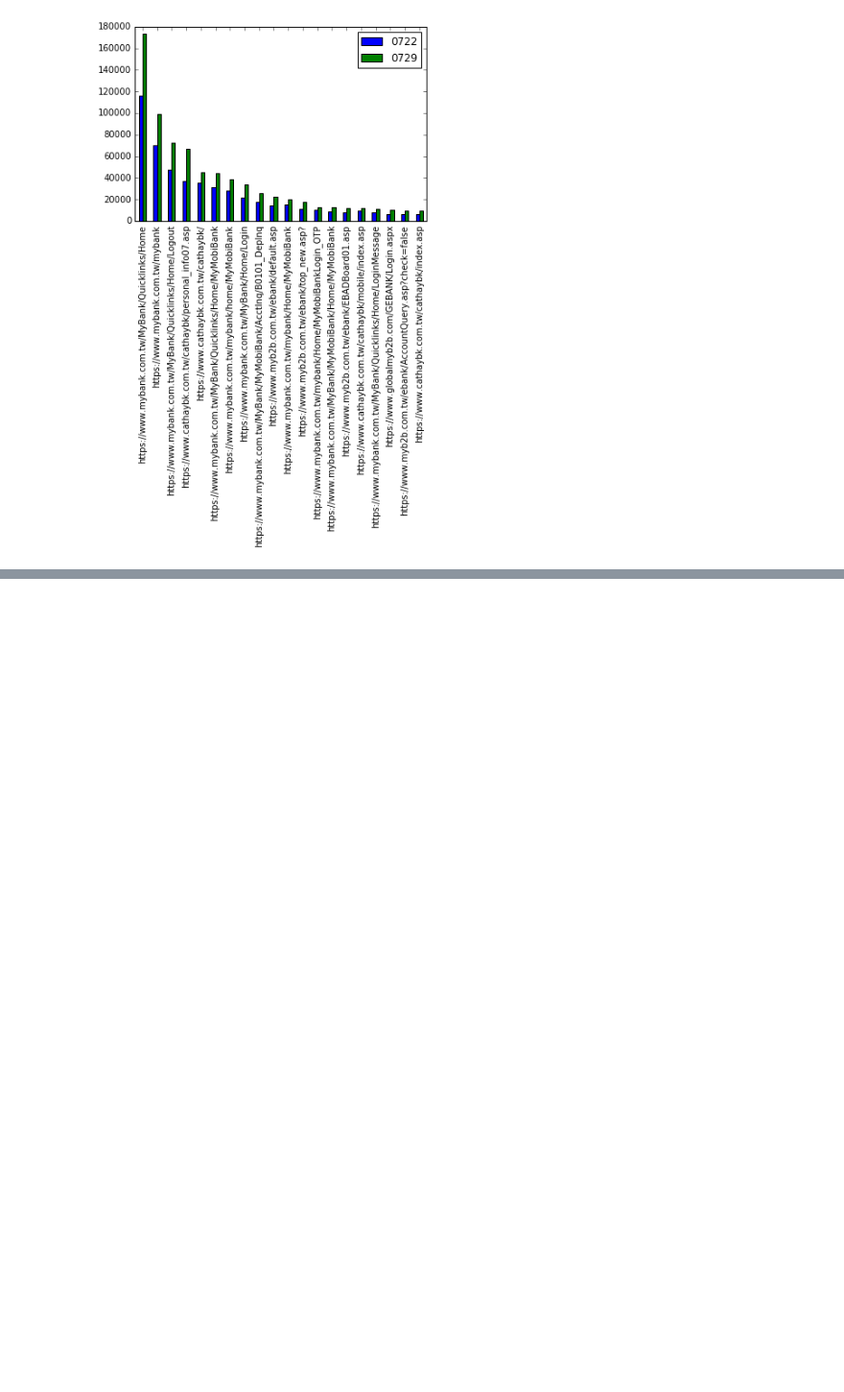
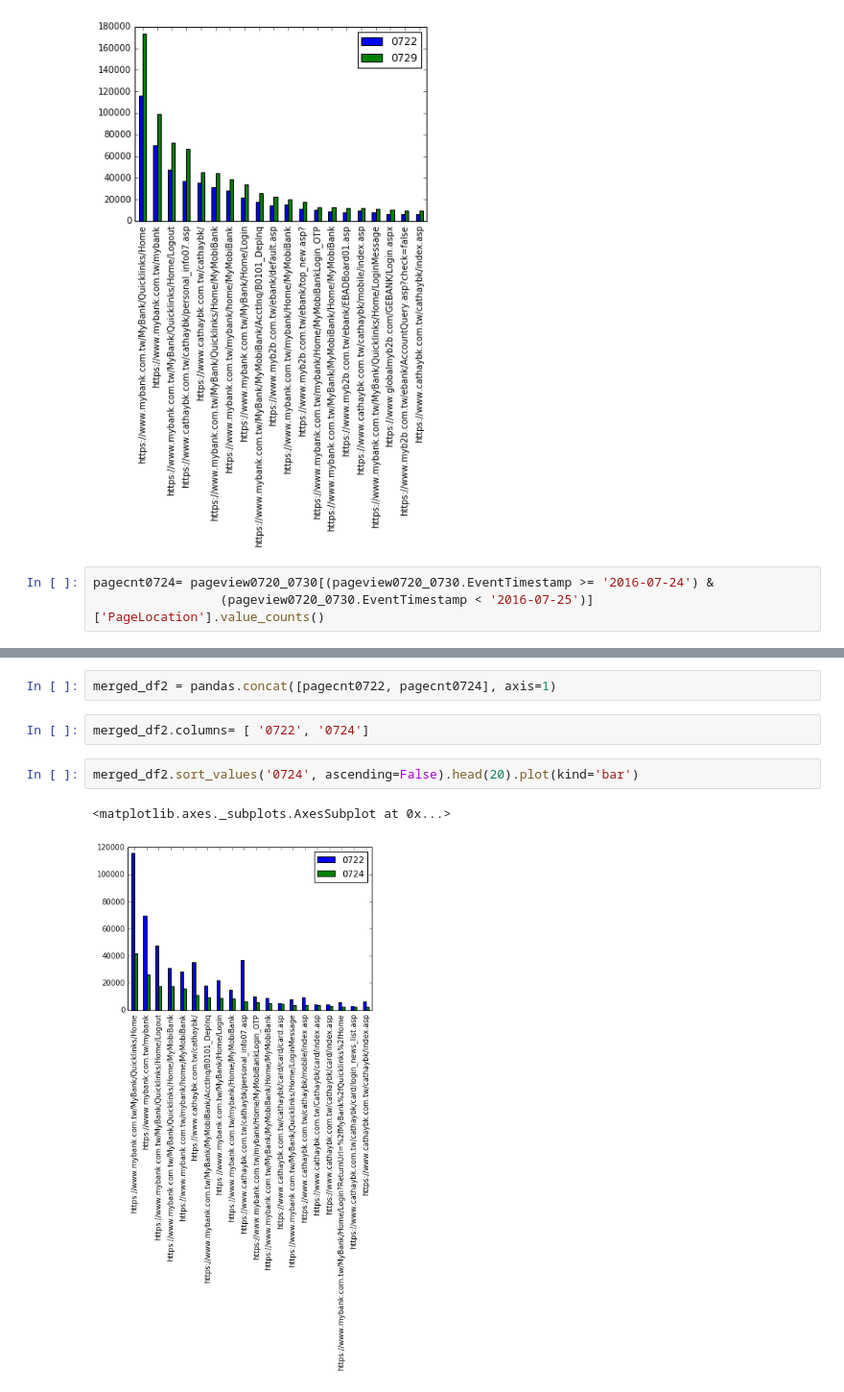
Before and after one commit to ywchiu/cathaybkpython, a Jupyter notebook: Demo20160908.ipynb, the cells around one changed output, grey strips where cells are left out. Shown at 96% size. Drawn from its saved outputs; the diff is of its cells as text; blank space fills up the shorter version.

```diff
--- a/Demo20160908.ipynb
+++ b/Demo20160908.ipynb
@@ -288,3 +288,6 @@ merged_df.sort_values('0729', ascending=False).head(20).plot(kind='bar')
 # %% [output]
 <matplotlib.axes._subplots.AxesSubplot at 0x...>
 [figure]
+# %%
+pagecnt0724= pageview0720_0730[(pageview0720_0730.EventTimestamp >= '2016-07-24') &
+                 (pageview0720_0730.EventTimestamp < '2016-07-25')]['PageLocation'].value_counts()
@@ -290,0 +322,9 @@ merged_df.sort_values('0729', ascending=False).head(20).plot(kind='bar')
+# %%
+merged_df2 = pandas.concat([pagecnt0722, pagecnt0724], axis=1)
+# %%
+merged_df2.columns= [ '0722', '0724']
+# %%
+merged_df2.sort_values('0724', ascending=False).head(20).plot(kind='bar')
+# %% [output]
+<matplotlib.axes._subplots.AxesSubplot at 0x...>
+[figure, added]
```
Also changed, not shown: parts of 19 cells of this notebook.
